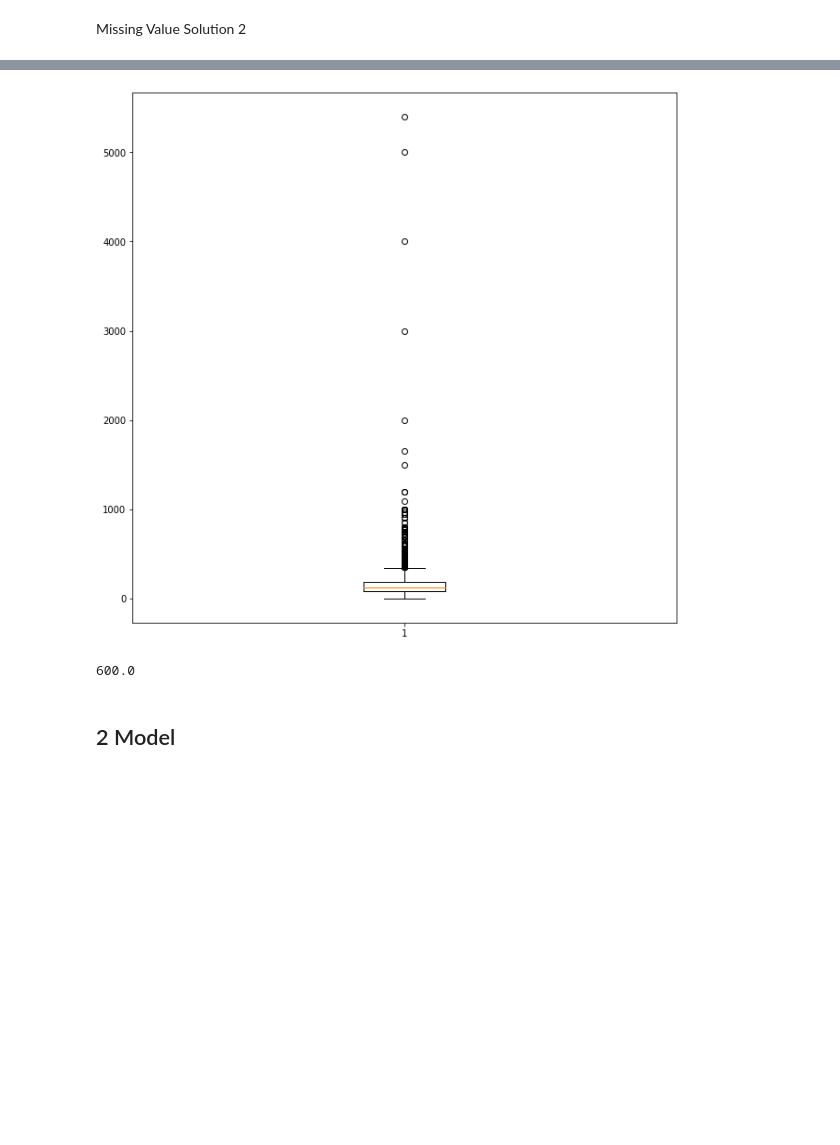
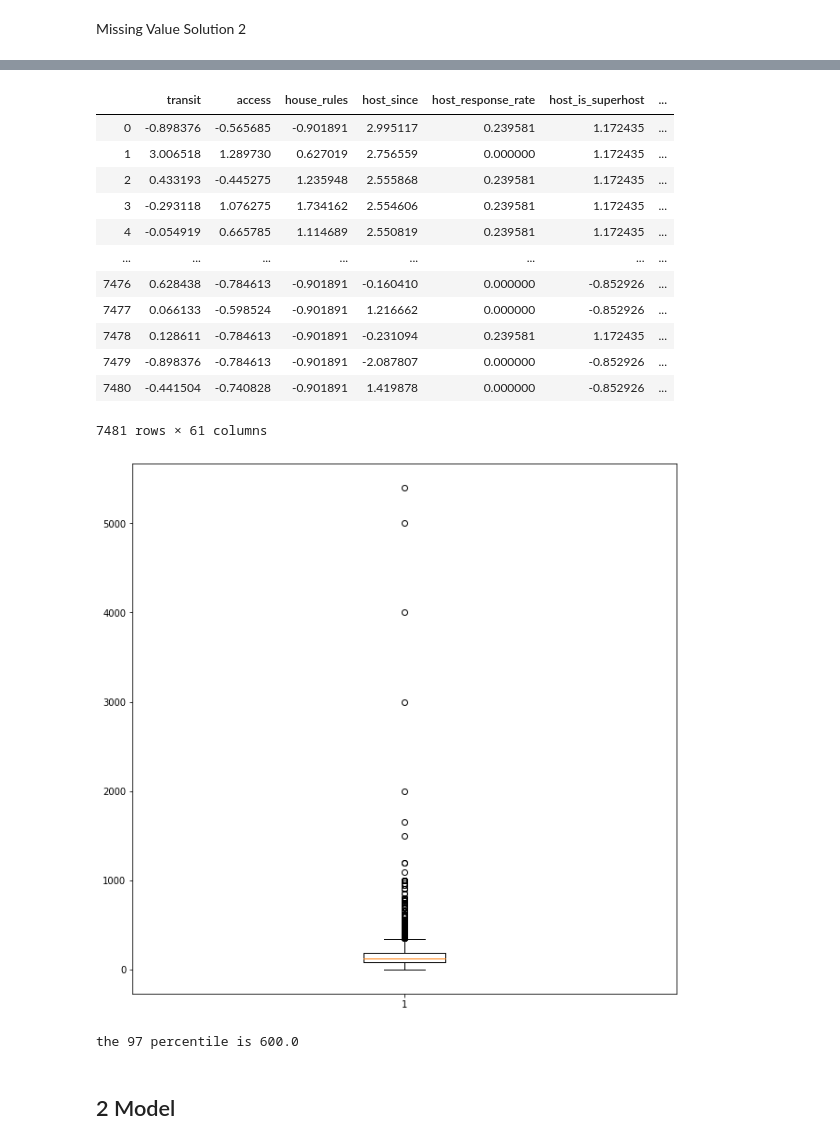
Before and after one commit to YuanruiZhang/INFO370-ps6-ML, a Jupyter notebook: ps-6.ipynb, the cells around one changed output, grey strips where cells are left out. Saved outputs shown, nothing was run; the diff lists cells and outputs as text; code cells hidden in the pictures; blank space fills up the shorter version.

```diff
--- a/ps-6.ipynb
+++ b/ps-6.ipynb
@@ -343,4 +350,20 @@ missing_solution_2
 7481 rows × 61 columns
+# %%
+missing_solution_2
+# %% [output]
+|  | transit | access | house_rules | host_since | host_response_rate | host_is_superhost | ... |
+| 0 | -0.898376 | -0.565685 | -0.901891 | 2.995117 | 0.239581 | 1.172435 | ... |
+| 1 | 3.006518 | 1.289730 | 0.627019 | 2.756559 | 0.000000 | 1.172435 | ... |
+| 2 | 0.433193 | -0.445275 | 1.235948 | 2.555868 | 0.239581 | 1.172435 | ... |
+| 3 | -0.293118 | 1.076275 | 1.734162 | 2.554606 | 0.239581 | 1.172435 | ... |
+| 4 | -0.054919 | 0.665785 | 1.114689 | 2.550819 | 0.239581 | 1.172435 | ... |
+| ... | ... | ... | ... | ... | ... | ... | ... |
+| 7476 | 0.628438 | -0.784613 | -0.901891 | -0.160410 | 0.000000 | -0.852926 | ... |
+| 7477 | 0.066133 | -0.598524 | -0.901891 | 1.216662 | 0.000000 | -0.852926 | ... |
+| 7478 | 0.128611 | -0.784613 | -0.901891 | -0.231094 | 0.239581 | 1.172435 | ... |
+| 7479 | -0.898376 | -0.784613 | -0.901891 | -2.087807 | 0.000000 | -0.852926 | ... |
+| 7480 | -0.441504 | -0.740828 | -0.901891 | 1.419878 | 0.000000 | -0.852926 | ... |
+7481 rows × 61 columns
 # %%
 #visualize price distribution with box plot
 from matplotlib import pyplot
@@ -349,10 +372,10 @@ fig = pyplot.gcf()
 fig.set_size_inches(10.5, 10.5)
 pyplot.show()
 #finding where 97% of the data lands.
-np.percentile(price, 97)
+print("the 97 percentile is",np.percentile(price, 97))
 # %% [output]
 [figure]
-600.0
+the 97 percentile is 600.0
 # %% [markdown]
 ## 2 Model
 # %% [markdown]
```
Also changed, not shown: parts of 33 cells of this notebook, 2 other files.
